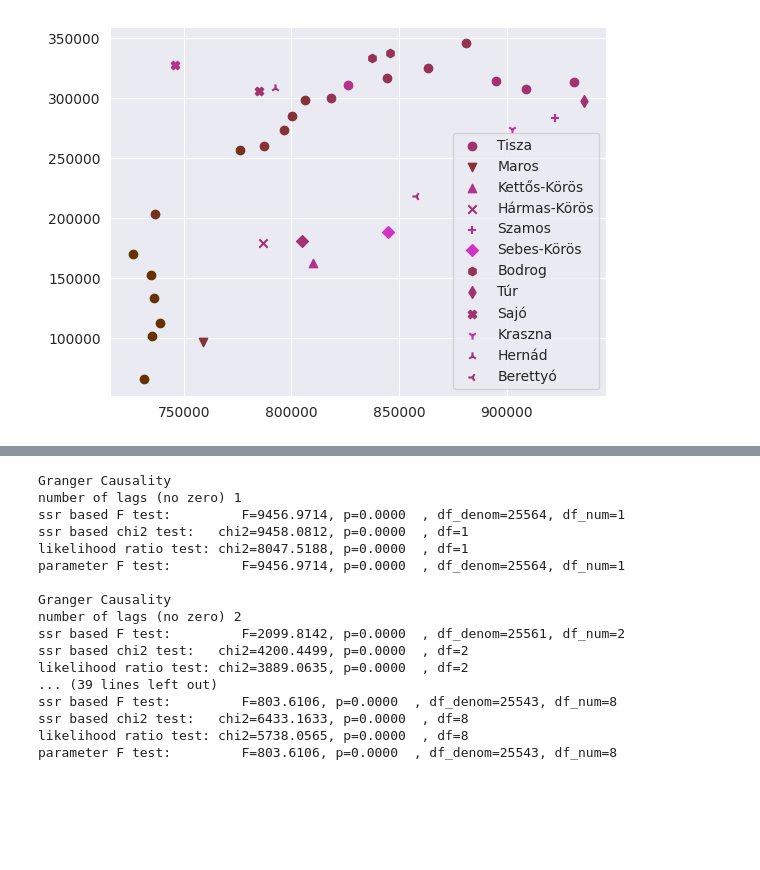
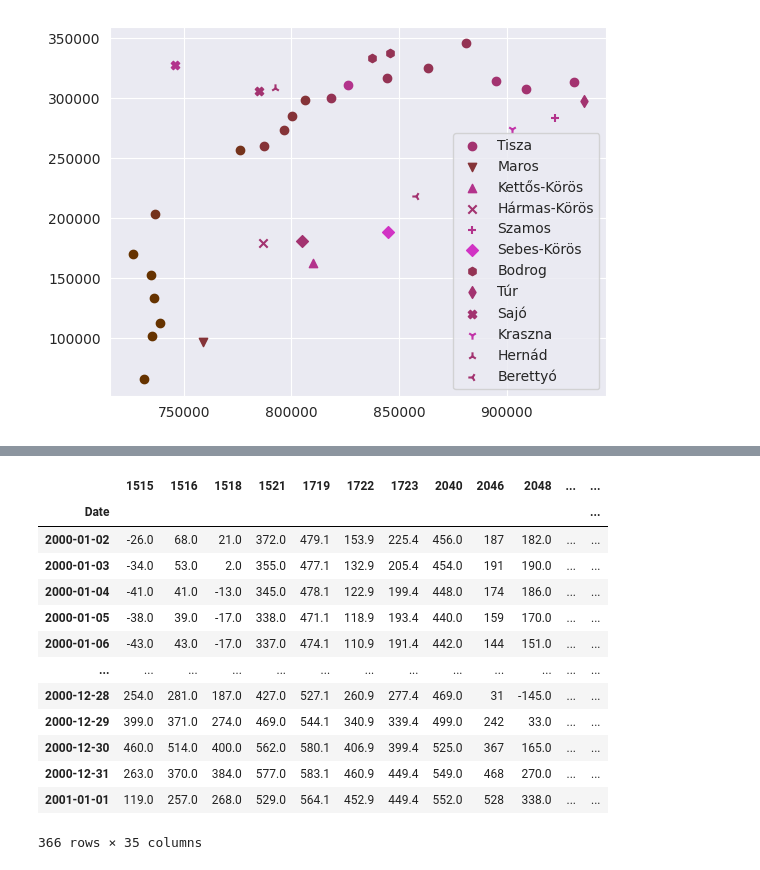
Before and after one commit to theplatters/ecmi-hydrological-forecasting, a Jupyter notebook: notebooks/correlation.ipynb, the cells around one changed output, grey strips where cells are left out. Saved outputs shown, nothing was run; the diff lists cells and outputs as text; code cells hidden in the pictures; blank space fills up the shorter version.

```diff
--- a/notebooks/correlation.ipynb
+++ b/notebooks/correlation.ipynb
@@ -162,3 +175,22 @@ rgb(9)
+# %%
+mask = (data_nans_removed.index> '2000-01-01') & (data_nans_removed.index <= '2001-01-01')
+
+data_nans_removed[mask]
+# %% [output]
+|  | 1515 | 1516 | 1518 | 1521 | 1719 | 1722 | 1723 | 2040 | 2046 | 2048 | ... | ... |
+| Date |  |  |  |  |  |  |  |  |  |  |  | ... |
+| 2000-01-02 | -26.0 | 68.0 | 21.0 | 372.0 | 479.1 | 153.9 | 225.4 | 456.0 | 187 | 182.0 | ... | ... |
+| 2000-01-03 | -34.0 | 53.0 | 2.0 | 355.0 | 477.1 | 132.9 | 205.4 | 454.0 | 191 | 190.0 | ... | ... |
+| 2000-01-04 | -41.0 | 41.0 | -13.0 | 345.0 | 478.1 | 122.9 | 199.4 | 448.0 | 174 | 186.0 | ... | ... |
+| 2000-01-05 | -38.0 | 39.0 | -17.0 | 338.0 | 471.1 | 118.9 | 193.4 | 440.0 | 159 | 170.0 | ... | ... |
+| 2000-01-06 | -43.0 | 43.0 | -17.0 | 337.0 | 474.1 | 110.9 | 191.4 | 442.0 | 144 | 151.0 | ... | ... |
+| ... | ... | ... | ... | ... | ... | ... | ... | ... | ... | ... | ... | ... |
+| 2000-12-28 | 254.0 | 281.0 | 187.0 | 427.0 | 527.1 | 260.9 | 277.4 | 469.0 | 31 | -145.0 | ... | ... |
+| 2000-12-29 | 399.0 | 371.0 | 274.0 | 469.0 | 544.1 | 340.9 | 339.4 | 499.0 | 242 | 33.0 | ... | ... |
+| 2000-12-30 | 460.0 | 514.0 | 400.0 | 562.0 | 580.1 | 406.9 | 399.4 | 525.0 | 367 | 165.0 | ... | ... |
+| 2000-12-31 | 263.0 | 370.0 | 384.0 | 577.0 | 583.1 | 460.9 | 449.4 | 549.0 | 468 | 270.0 | ... | ... |
+| 2001-01-01 | 119.0 | 257.0 | 268.0 | 529.0 | 564.1 | 452.9 | 449.4 | 552.0 | 528 | 338.0 | ... | ... |
+366 rows × 35 columns
 # %%
 
 from statsmodels.tsa.stattools import grangercausalitytests
@@ -176,23 +208,3 @@ for i in np.linspace(1,10,10):
     causality_test(data_nans_removed,i,causalities,p_values)
 
 causalitiy_matrix = np.transpose(np.reshape(np.array(causalities), (-1, len(data_nans_removed.columns))))
-# %%
-vals = grangercausalitytests(data_nans_removed[['2275','1515']], maxlag = 8)
-# %% [output]
-Granger Causality
-number of lags (no zero) 1
-ssr based F test:         F=9456.9714, p=0.0000  , df_denom=25564, df_num=1
-ssr based chi2 test:   chi2=9458.0812, p=0.0000  , df=1
-likelihood ratio test: chi2=8047.5188, p=0.0000  , df=1
-parameter F test:         F=9456.9714, p=0.0000  , df_denom=25564, df_num=1
-
-Granger Causality
-number of lags (no zero) 2
-ssr based F test:         F=2099.8142, p=0.0000  , df_denom=25561, df_num=2
-ssr based chi2 test:   chi2=4200.4499, p=0.0000  , df=2
-likelihood ratio test: chi2=3889.0635, p=0.0000  , df=2
-... (39 lines left out)
-ssr based F test:         F=803.6106, p=0.0000  , df_denom=25543, df_num=8
-ssr based chi2 test:   chi2=6433.1633, p=0.0000  , df=8
-likelihood ratio test: chi2=5738.0565, p=0.0000  , df=8
-parameter F test:         F=803.6106, p=0.0000  , df_denom=25543, df_num=8
```
Also changed, not shown: parts of 7 cells of this notebook.
